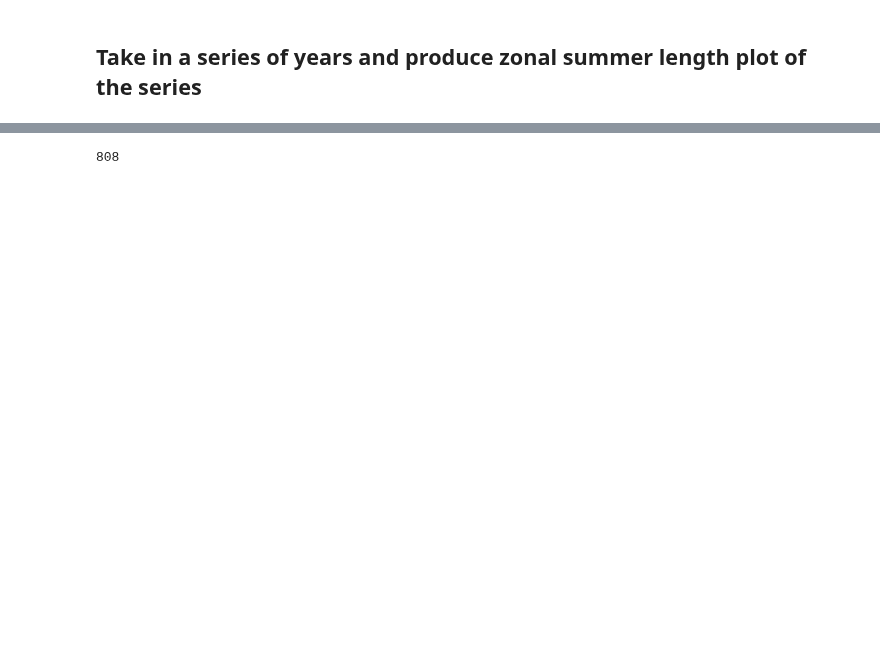
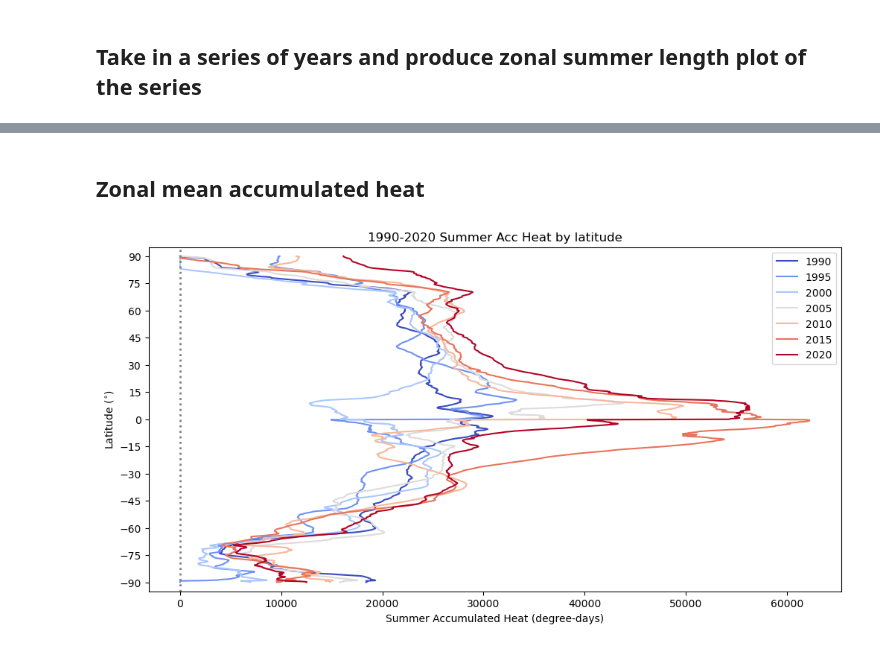
Before and after one commit to tedscott/HeatWaves, a Jupyter notebook: MakeZonalPlots.ipynb, the cells around one changed output, grey strips where cells are left out. Cells and saved outputs as stored; diff of their text form; code cells hidden in the pictures; blank space fills up the shorter version.

```diff
--- a/MakeZonalPlots.ipynb
+++ b/MakeZonalPlots.ipynb
@@ -54,4 +62,34 @@ import gc
-# %%
-gc.collect()
-# %% [output]
-808
+# %% [markdown]
+## Zonal mean accumulated heat
+# %%
+# plot mean summer length across all longitudes for each year of interest
+
+# create list of colors
+colors_loc = plt.cm.coolwarm(np.linspace(0, 1, len(plot_years)))
+
+# Make a zonal mean figure of the changes
+plt.figure(figsize=(12,6))
+
+# loop through the years and add to plot
+for idx, year in enumerate(plot_years):
+    input_path = '../../../Data/ERA5-global/Analysis/New/'+str(year)+'_summer_stats.nc'
+    ds = xr.open_dataset(input_path)
+    zonal_mean = ds.SummerHeat.mean(dim='lon')
+    latitude = ds.lat
+    plt.plot(zonal_mean, latitude,
+             c=colors_loc[idx], label=str(year))
+
+plt.axvline(x=0, color="gray", alpha=1, linestyle=":", linewidth=2)
+plt.ylim(-95, 95)
+plt.yticks(ticks=np.arange(-90,105,15))
+plt.xlabel("Summer Accumulated Heat (degree-days)")
+plt.ylabel("Latitude ($^{\circ}$)")
+plt.title(
+    str(plot_years[0]) + "-" + str(plot_years[-1]) + " Summer Acc Heat by latitude",
+    loc="center",
+)
+plt.legend()
+plt.savefig("./Plots/"+str(plot_years[0]) + "-" + str(plot_years[-1])+"_SummerHeat_zonal.png")
+plt.show()
+# %% [output]
+[figure, added]
```
Also changed, not shown: parts of 14 cells of this notebook, 3 other files.
